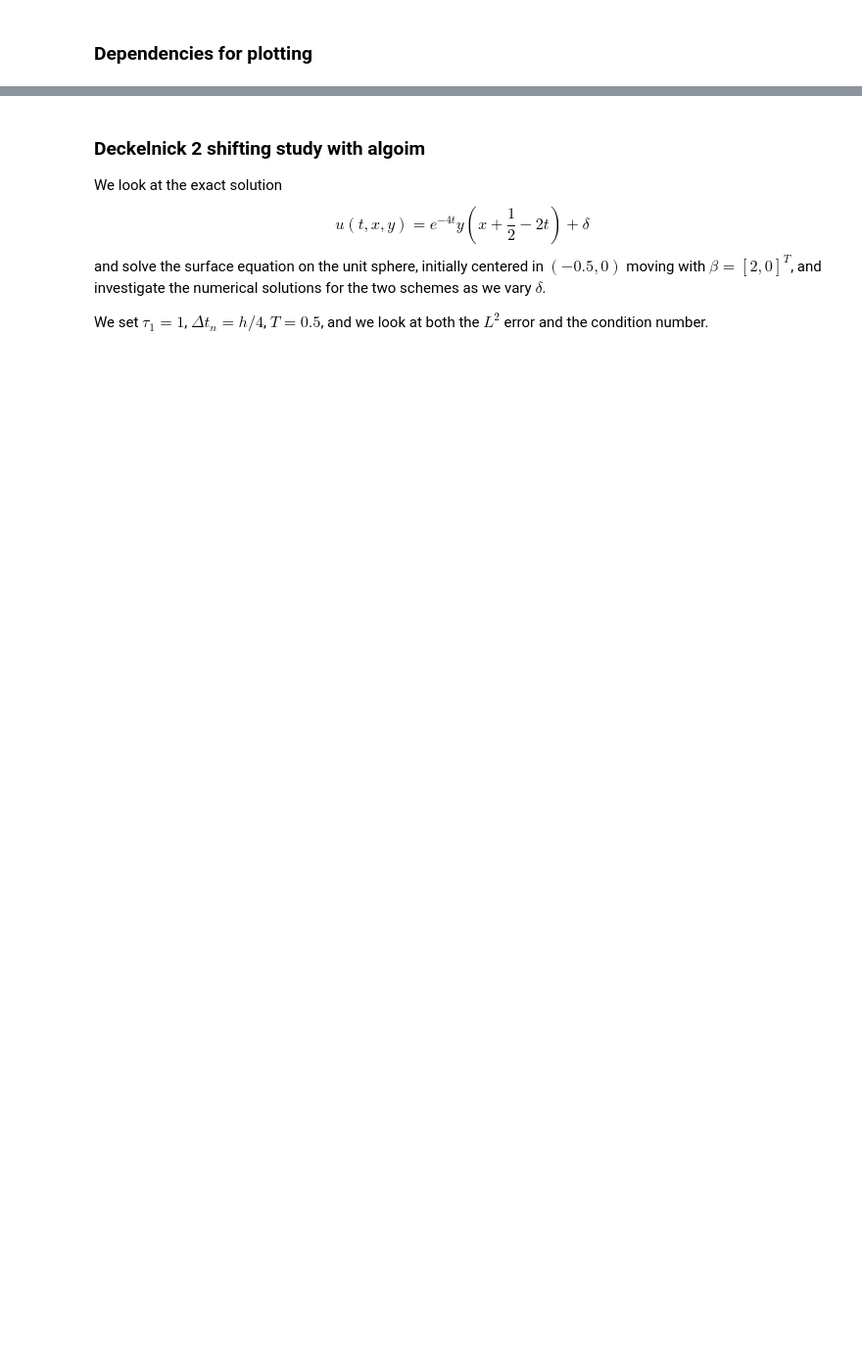
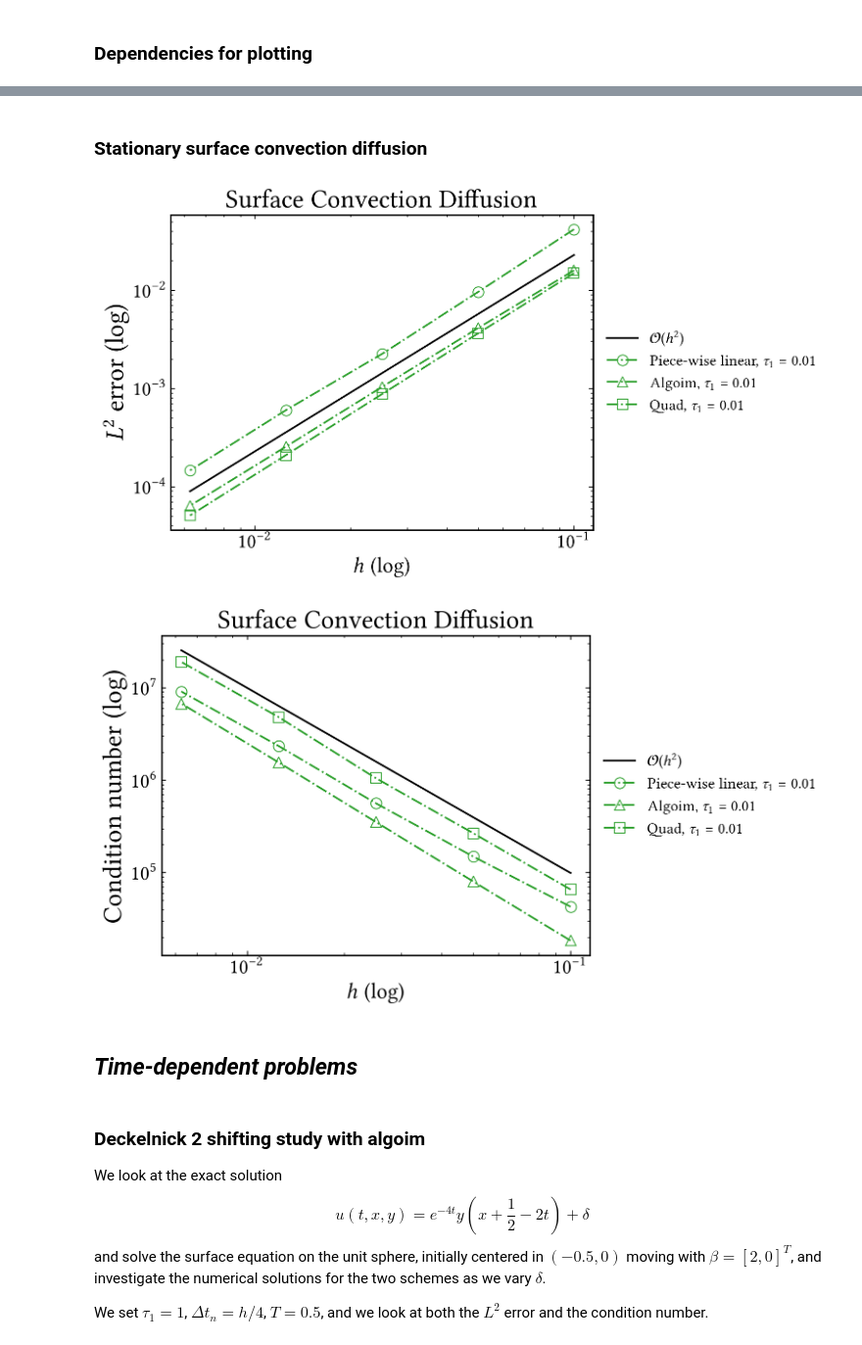
Before and after one commit to CutFEM/CutFEM-Library, a Jupyter notebook: notebook/convection_diffusion/algoim.ipynb, the cells around one changed output, grey strips where cells are left out. Shown at 98% size. Drawn from its saved outputs; the diff is of its cells as text; code cells hidden in the pictures; blank space fills up the shorter version.

```diff
--- a/notebook/convection_diffusion/algoim.ipynb
+++ b/notebook/convection_diffusion/algoim.ipynb
@@ -66,3 +258,79 @@ import numpy as np
+# %% [markdown]
+### Stationary surface convection diffusion
+# %%
+betaconst = True
+
+if betaconst:
+    ### beta = [0.4, 0.6]
+
+    # triangle
+    L2_error_our_method_tau001 = [0.04200304529010726, 0.009651599682742745, 0.002257200217708357, 0.0006036847250085222, 0.0001466368663914628]
+    cond_our_method_tau001 = [4.316603e+04,1.503889e+05,5.667354e+05,2.359494e+06,9.157909e+06]
+
+    # algoim
+    L2_error_algoim_tau001 = [0.01604443892556477, 0.004138675039356573, 0.001040197291846799, 0.0002566215594527008, 6.405144151436549e-05]
+    cond_algoim_tau001 = [1.856622e+04,8.085814e+04,3.552957e+05,1.568955e+06,6.791699e+06]
+
+    # quad  (pseudo-implemented normals) (error explodes when I put GradL = 1./4)
+    L2_error_quad_tau001 = [0.01501674218713291, 0.003653180947946062, 0.0008794941725602698, 0.0002102524439026384, 5.093826298278086e-05]
+    cond_quad_tau001 = [6.629762e+04,2.690417e+05,1.057353e+06,4.845178e+06,1.914566e+07]
+
+else:
+    ### beta = [y, -x]
+
+    # triangle
+    L2_error_our_method_tau001 = [0.03821710229422395, 0.008646462409536662, 0.001978267291622685, 0.0005464309897732437, 0.000131912616556981]
+    cond_our_method_tau001 = [4.316046e+04,1.503843e+05,5.667299e+05,2.359487e+06,9.157902e+06]
+
+    # algoim
+    L2_error_algoim_tau001 = [0.04553739954337022, 0.0174010911338026, 0.006713826151304307, 0.002701089750163722, 0.001150738435910309]
+    cond_algoim_tau001 = [1.855683e+04,8.084735e+04,3.552843e+05,1.568943e+06,6.791685e+06]
+
+    # quad  (pseudo-implemented normals) (error explodes when I put GradL = 1./4)
+    L2_error_quad_tau001 = [0.04597934505938889, 0.01723959674180166, 0.006647947074036971, 0.00269055438874507, 0.001147910682907114]
+    cond_quad_tau001 = [6.624836e+04,2.689920e+05,1.057304e+06,4.845121e+06,1.914560e+07]
+
+h = [0.1, 0.05, 0.025, 0.0125, 0.00625]
+
+fig2, ax2 = plt.subplots()
+
+ax2.loglog(h, 2.3e-0*np.power(h, 2), label=r"$\mathcal{O}(h^{2})$", linestyle="-", color="black")
+
+
+ax2.loglog(h, L2_error_our_method_tau001,  marker='o', markersize=9,linestyle="-.", markeredgewidth=0.8, markerfacecolor="None", color="C2", label=r"Piece-wise linear, $\tau_1 = 0.01$")
+ax2.loglog(h, L2_error_algoim_tau001,  marker='^', markersize=9,linestyle="-.", markeredgewidth=0.8, markerfacecolor="None", color="C2", label=r"Algoim, $\tau_1= 0.01$")
+ax2.loglog(h, L2_error_quad_tau001,  marker='s', markersize=9,linestyle="-.", markeredgewidth=0.8, markerfacecolor="None", color="C2", label=r"Quad, $\tau_1= 0.01$")
+
+
+ax2.legend(prop={'size': 13},loc='center left', bbox_to_anchor=(1.0, 0.5), ncol=1, frameon=False)
+ax2.set_xlabel(r"$h$ (log)", fontsize=18)
+ax2.tick_params(axis='both', which='major', labelsize=17)
+ax2.set_ylabel(r"$L^2$ error (log)", fontsize=22)
+ax2.set_title(r"Surface Convection Diffusion")
+
+plt.show()
+#fig1.savefig("output/reynold_error_example1.pdf", bbox_inches="tight")
+
+fig3, ax3 = plt.subplots()
+
+ax3.loglog(h, 1e3*np.power(h, -2), label=r"$\mathcal{O}(h^{2})$", linestyle="-", color="black")
+
+ax3.loglog(h, cond_our_method_tau001,  marker='o', markersize=9,linestyle="-.", markeredgewidth=0.8, markerfacecolor="None", color="C2", label=r"Piece-wise linear, $\tau_1 = 0.01$")
+ax3.loglog(h, cond_algoim_tau001,  marker='^', markersize=9,linestyle="-.", markeredgewidth=0.8, markerfacecolor="None", color="C2", label=r"Algoim, $\tau_1= 0.01$")
+ax3.loglog(h, cond_quad_tau001,  marker='s', markersize=9,linestyle="-.", markeredgewidth=0.8, markerfacecolor="None", color="C2", label=r"Quad, $\tau_1= 0.01$")
+
+ax3.legend(prop={'size': 13},loc='center left', bbox_to_anchor=(1.0, 0.5), ncol=1, frameon=False)
+ax3.set_xlabel(r"$h$ (log)", fontsize=18)
+ax3.tick_params(axis='both', which='major', labelsize=17)
+ax3.set_ylabel(r"Condition number (log)", fontsize=22)
+ax3.set_title(r"Surface Convection Diffusion")
+
+plt.show()
+# %% [output]
+[figure, added]
+[figure, added]
+# %% [markdown]
+## *Time-dependent problems*
 # %% [markdown]
 ### Deckelnick 2 shifting study with algoim
 
```
Also changed, not shown: parts of 16 cells of this notebook, 18 other files.
